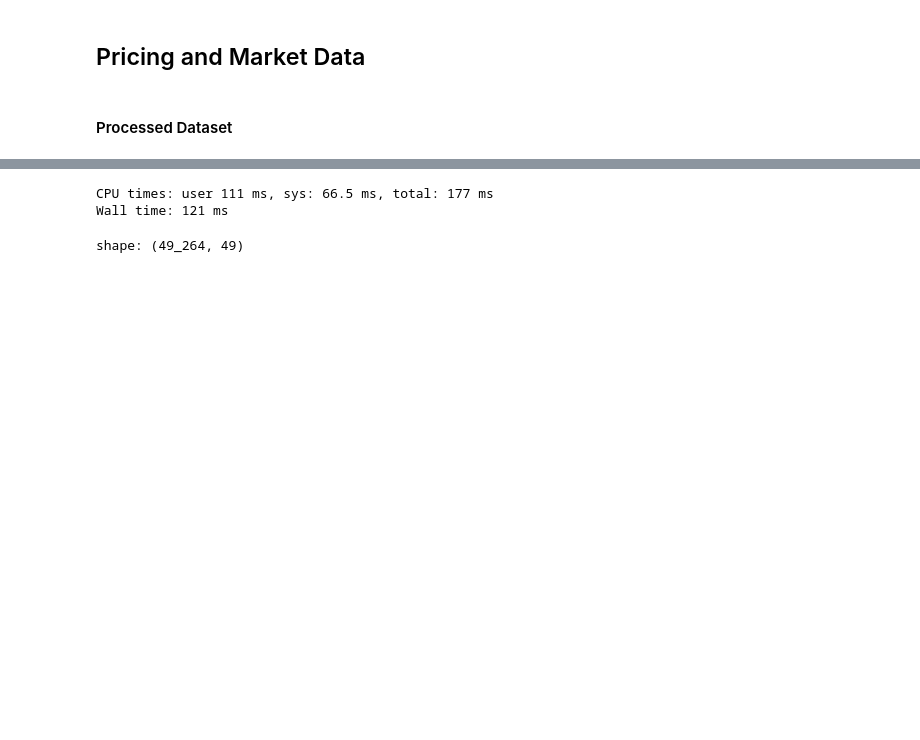
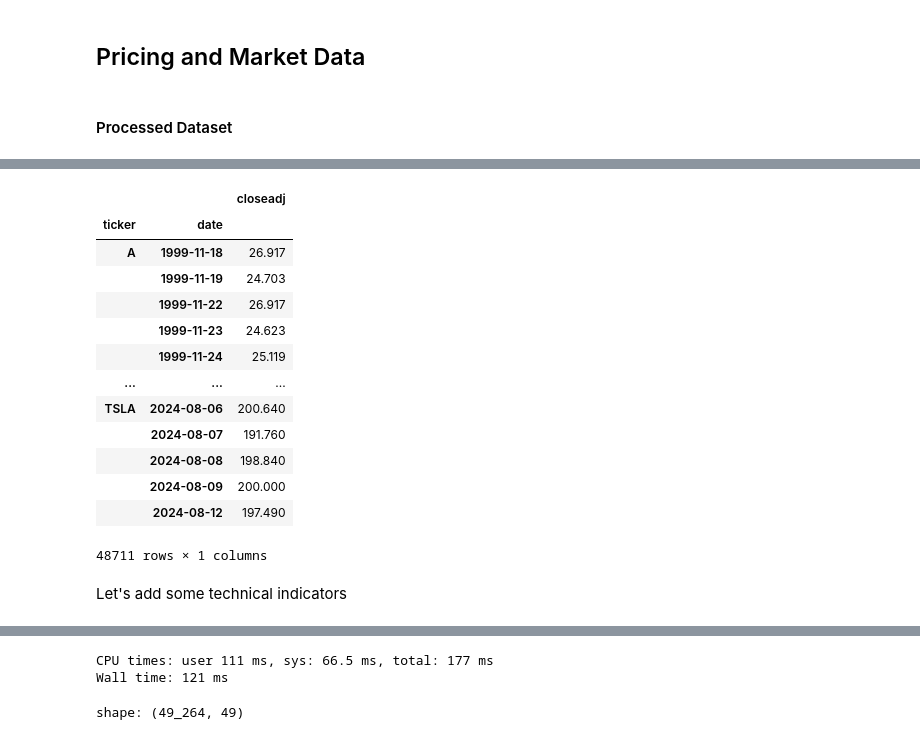
Before and after one commit to souzatharsis/sovai-public, a Jupyter notebook: notebooks/datasets/Pricing and Market Data.ipynb, the cells around one changed output, grey strips where cells are left out. Cells and saved outputs as stored; diff of their text form; code cells hidden in the pictures; blank space fills up the shorter version.

```diff
--- a/notebooks/datasets/Pricing and Market Data.ipynb
+++ b/notebooks/datasets/Pricing and Market Data.ipynb
@@ -23,0 +27,21 @@ df_price.tail()
+# %%
+df_close = sov.data("market/closeadj", tickers, purge_cache=True)
+# %%
+df_close
+# %% [output]
+|  |  | closeadj |
+| ticker | date |  |
+| A | 1999-11-18 | 26.917 |
+|  | 1999-11-19 | 24.703 |
+|  | 1999-11-22 | 26.917 |
+|  | 1999-11-23 | 24.623 |
+|  | 1999-11-24 | 25.119 |
+| ... | ... | ... |
+| TSLA | 2024-08-06 | 200.640 |
+|  | 2024-08-07 | 191.760 |
+|  | 2024-08-08 | 198.840 |
+|  | 2024-08-09 | 200.000 |
+|  | 2024-08-12 | 197.490 |
+48711 rows × 1 columns
+# %% [markdown]
+Let's add some technical indicators
```
Also changed, not shown: parts of 8 cells of this notebook, 16 other files.
